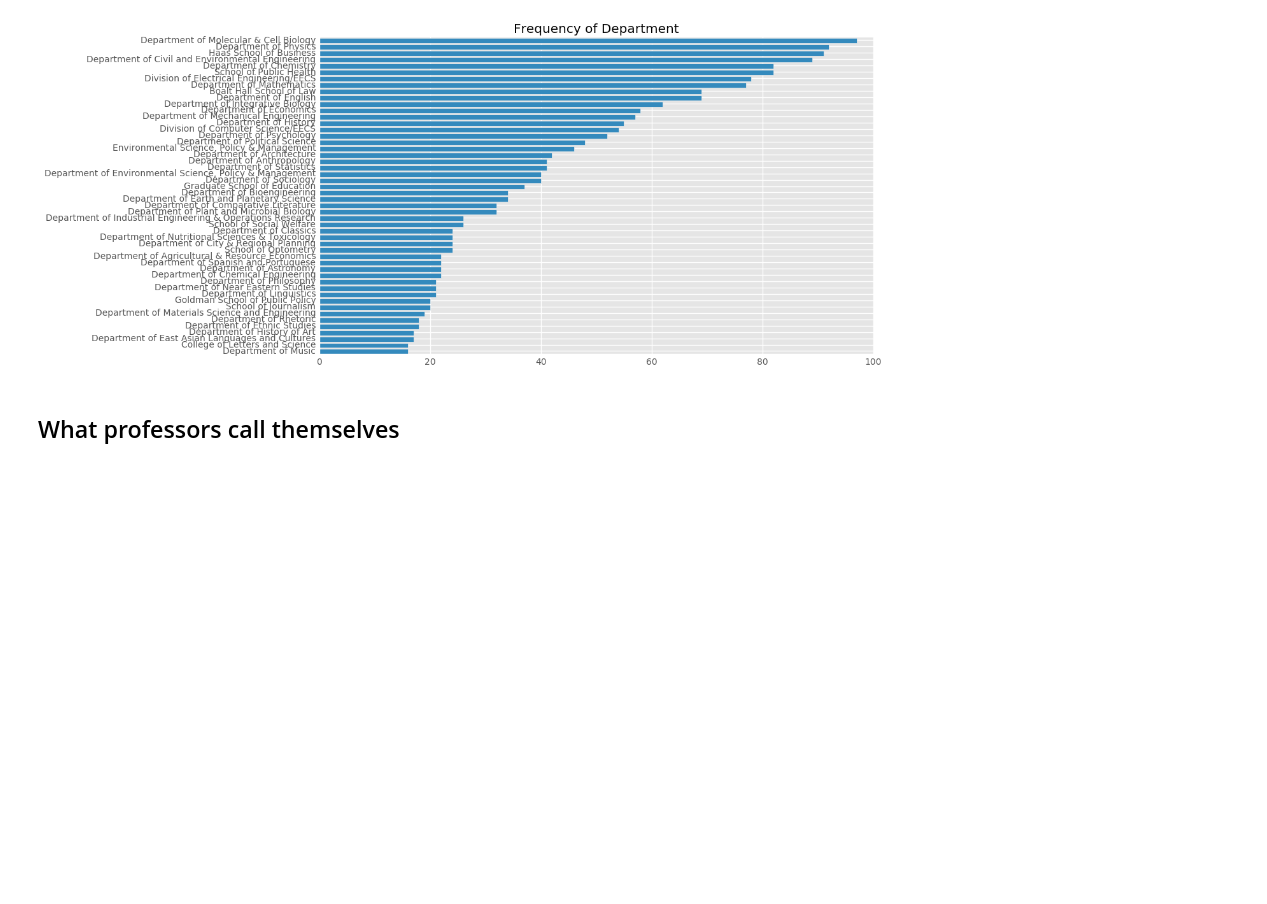
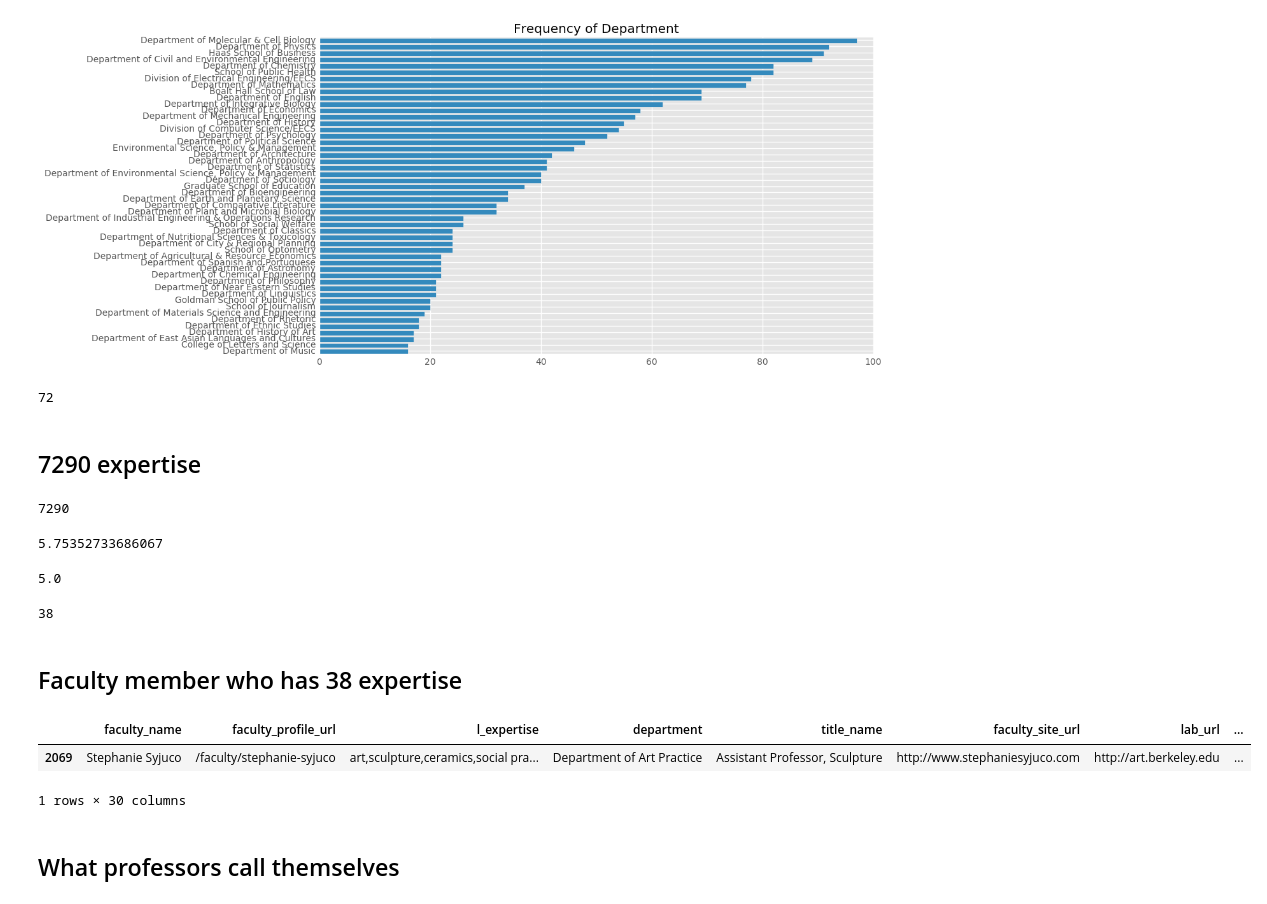
Before and after one commit to jsonchin/BIDS, a Jupyter notebook: visualizations/wordcloud.ipynb, the cells around one changed output. Cells and saved outputs as stored; diff of their text form; code cells hidden in the pictures; blank space fills up the shorter version.

```diff
--- a/visualizations/wordcloud.ipynb
+++ b/visualizations/wordcloud.ipynb
@@ -469,6 +485,37 @@ plt.title('Frequency of Department')
 plt.show()
 # %% [output]
 [figure]
+# %%
+len(set(df_faculty['department']))
+# %% [output]
+72
+# %% [markdown]
+## 7290 expertise
+# %%
+len(set(expertise_bag))
+# %% [output]
+7290
+# %%
+n_expertise = df_faculty['l_expertise'][~df_faculty['l_expertise'].isnull()].apply(lambda s:len(s.split(',')))
+np.mean(n_expertise)
+# %% [output]
+5.75352733686067
+# %%
+np.median(n_expertise)
+# %% [output]
+5.0
+# %%
+np.max(n_expertise)
+# %% [output]
+38
+# %% [markdown]
+## Faculty member who has 38 expertise
+# %%
+df_faculty[~df_faculty['l_expertise'].isnull()][(n_expertise == 38)]
+# %% [output]
+|  | faculty_name | faculty_profile_url | l_expertise | department | title_name | faculty_site_url | lab_url | ... |
+| 2069 | Stephanie Syjuco | /faculty/stephanie-syjuco | art,sculpture,ceramics,social pra... | Department of Art Practice | Assistant Professor, Sculpture | http://www.stephaniesyjuco.com | http://art.berkeley.edu | ... |
+1 rows × 30 columns
 # %% [markdown]
 ## What professors call themselves
 # %%
```
Also changed, not shown: parts of 8 cells of this notebook, 2 other files.
